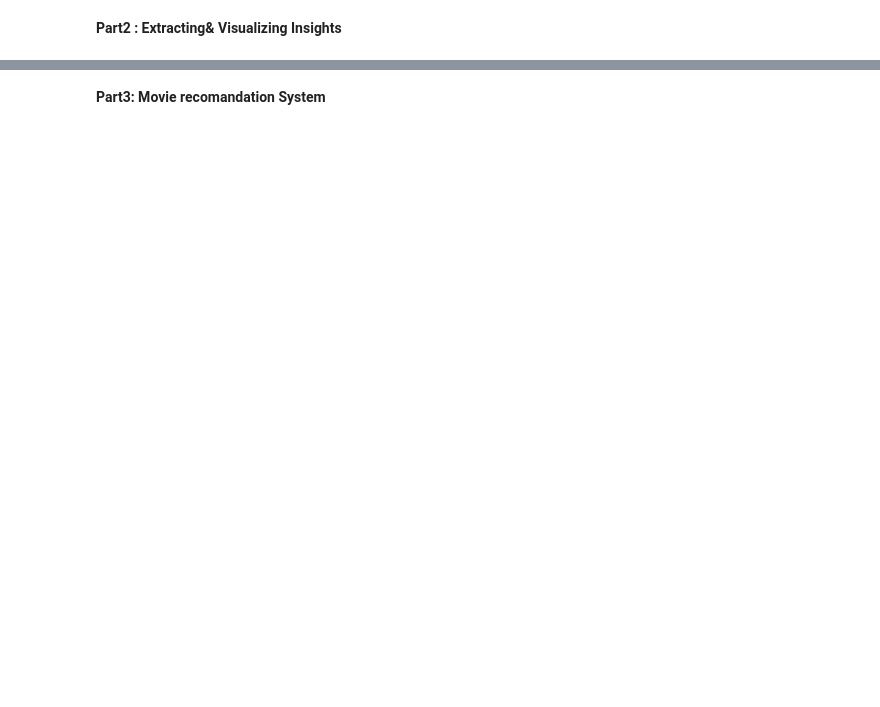
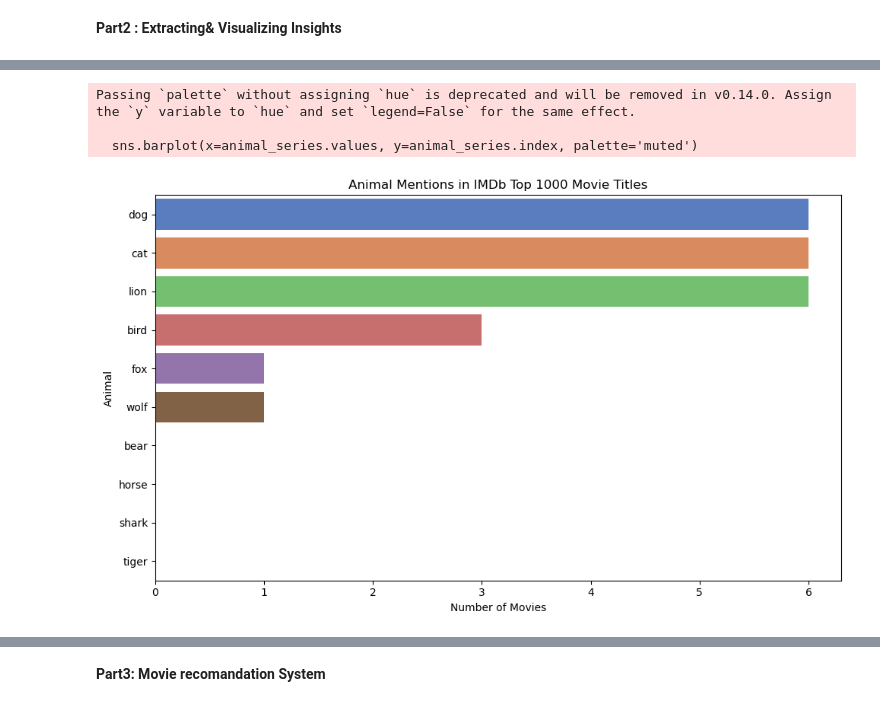
Before and after one commit to mihairusu05/Fundamentals-in-Machine-Learning, a Jupyter notebook: Homeworks/Hw1/hw1.ipynb, the cells around one changed output, grey strips where cells are left out. Saved outputs shown, nothing was run; the diff lists cells and outputs as text; code cells hidden in the pictures; blank space fills up the shorter version.

```diff
--- a/Homeworks/Hw1/hw1.ipynb
+++ b/Homeworks/Hw1/hw1.ipynb
@@ -306,0 +520,25 @@ Feature engineering
+# %%
+# What animals are most loved and easier to use as titles for great movies
+# As a results we see that it is somehow as common to use dog cat and lion in a movie title
+animals = ['dog', 'cat', 'lion', 'wolf', 'bear',
+           'fox', 'horse', 'shark', 'bird', 'tiger']
+
+animal_counts = {}
+for animal in animals:
+    count = df_clean['Series_Title'].str.lower().str.contains(animal).sum()
+    animal_counts[animal] = count
+
+animal_series = pd.Series(animal_counts).sort_values(ascending=False)
+
+plt.figure(figsize=(10, 6))
+sns.barplot(x=animal_series.values, y=animal_series.index, palette='muted')
+plt.title('Animal Mentions in IMDb Top 1000 Movie Titles')
+plt.xlabel('Number of Movies')
+plt.ylabel('Animal')
+plt.tight_layout()
+plt.show()
+# %% [output]
+Passing `palette` without assigning `hue` is deprecated and will be removed in v0.14.0. Assign the `y` variable to `hue` and set `legend=False` for the same effect.
+
+  sns.barplot(x=animal_series.values, y=animal_series.index, palette='muted')
+[figure, added]
```
Also changed, not shown: parts of 38 cells of this notebook, 1 other file.
